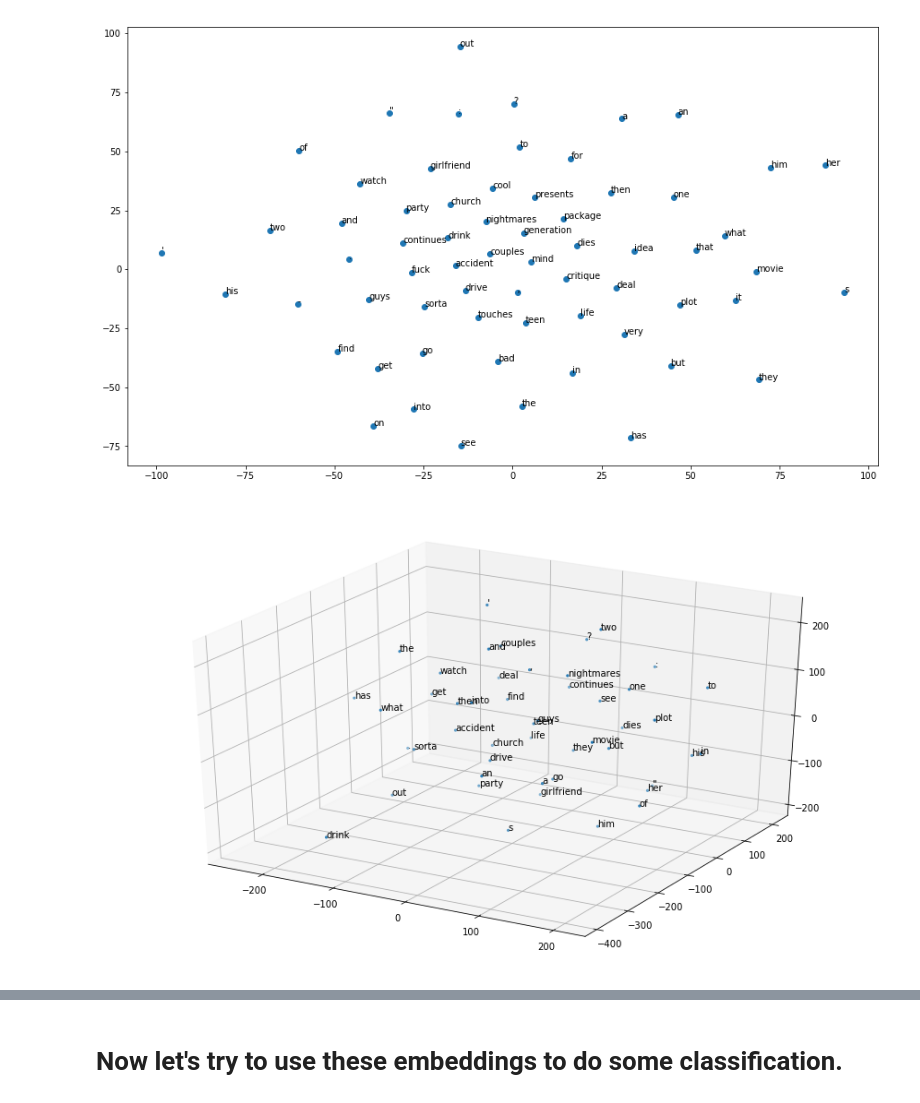
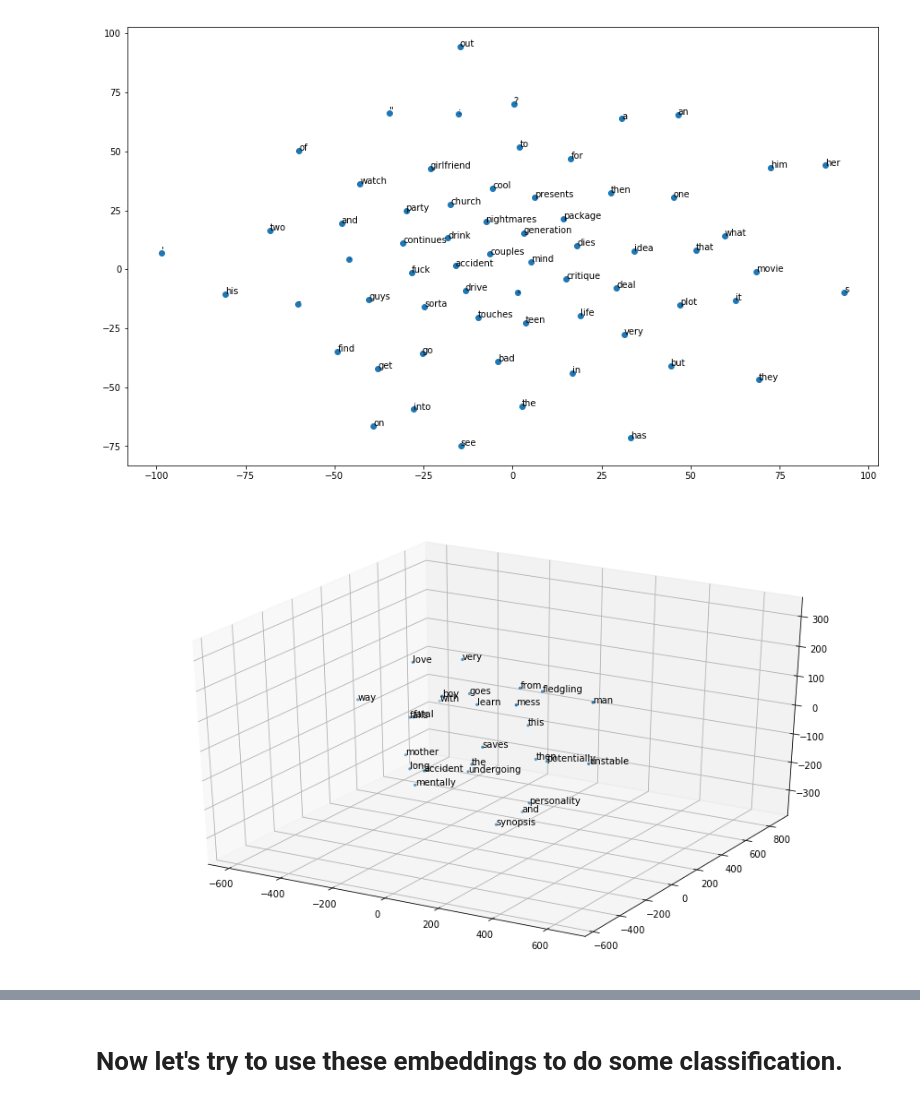
Before and after one commit to burgersmoke/Utah_BMI_SIG, a Jupyter notebook: notebooks/1b_Training Word Embeddings_Better_Visualization.ipynb, the cells around one changed output, grey strips where cells are left out. Saved outputs shown, nothing was run; the diff lists cells and outputs as text; code cells hidden in the pictures.

Commit message:
Preventing short words from appearing in visualization of embeddings.

```diff
--- a/notebooks/1b_Training Word Embeddings_Better_Visualization.ipynb
+++ b/notebooks/1b_Training Word Embeddings_Better_Visualization.ipynb
@@ -274,44 +274,46 @@ plot_embeddings(movie_model, list(visualization_terms))
 # %% [output]
 [figure]
 # %%
-def plot_embeddings_3d(w2v_model, target_terms):
+def plot_embeddings_3d(w2v_model, target_terms, min_word_length = 2):
     from mpl_toolkits.mplot3d import Axes3D
     tsne = TSNE(n_components=3, random_state=0)
     np.set_printoptions(suppress=True)
     term_vectors = []
     filtered_terms = []
     # let's make sure that a term we want is in the model
     for target_term in target_terms:
-        if target_term in w2v_model.wv.vocab:
-            term_vectors.append(w2v_model.wv[target_term])
-            filtered_terms.append(target_term)
+        # make sure that we're either not filtering or its above a certain length
+        if min_word_length < 0 or len(target_term) > min_word_length:
+            if target_term in w2v_model.wv.vocab:
+                term_vectors.append(w2v_model.wv[target_term])
+                filtered_terms.append(target_term)
     Y = tsne.fit_transform(term_vectors)
 
     # let's make this plot a decent size...
     # Get current size
     fig_size = plt.rcParams["figure.figsize"]
     # Set figure width and height
     fig_size[0] = 15
     fig_size[1] = 9
     plt.rcParams["figure.figsize"] = fig_size
 
     fig = plt.gcf()
     ax = fig.add_subplot(111, projection='3d')
 
     ax.scatter(Y[:,0], Y[:,1], Y[:,2], marker='.')
     for i, word in enumerate(filtered_terms):
         ax.text(x=Y[i,0], y=Y[i,1], z=Y[i,2], s=word)
     plt.show()
 
 max_movie_sentences_to_visualize = 5
 visualization_terms = set()
-for sentence in movie_reviews.sents()[:max_movie_sentences_to_visualize]:
+for sentence in movie_reviews.sents()[105:107]:
     for token in sentence:
         visualization_terms.add(token)
 
 plot_embeddings_3d(movie_model, list(visualization_terms))
 # %% [output]
-[figure, old version]
+[figure, new version]
 # %%
 # here are some terms we can plot...
 english_stop_words = set(nltk.corpus.stopwords.words('english'))
```
Also changed, not shown: parts of 1 cell of this notebook.
